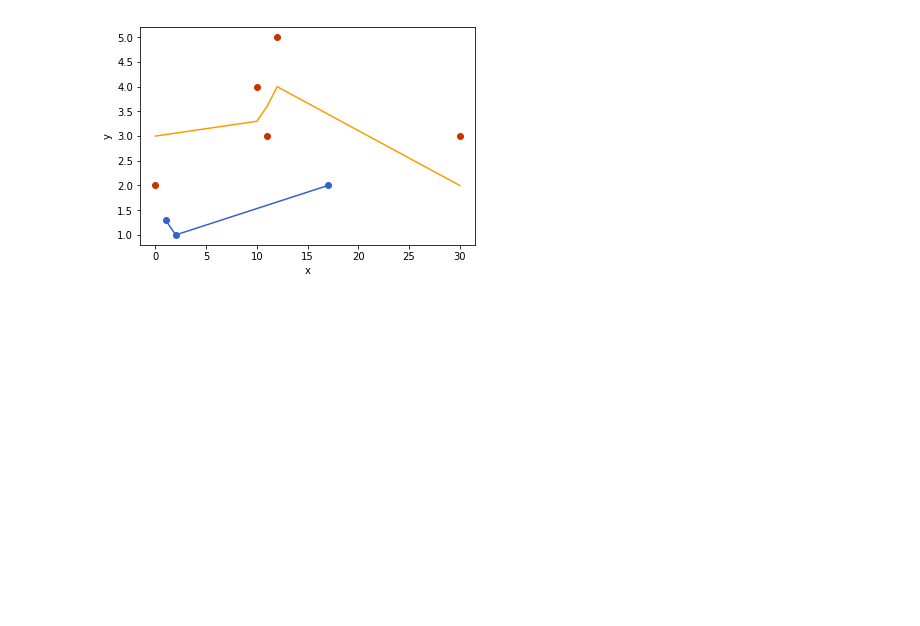
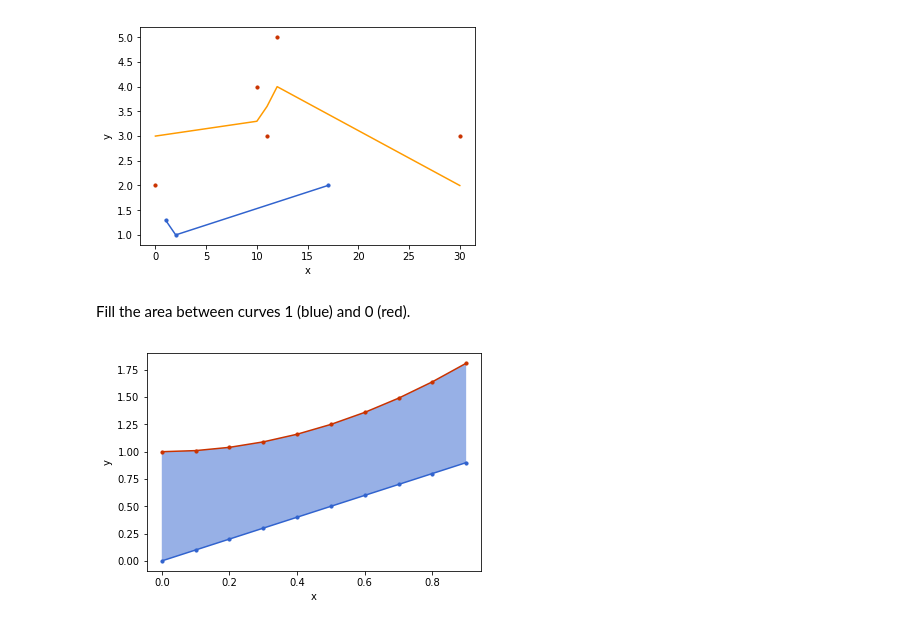
Before and after one commit to JEM-Mosig/blog-garnelo_neural_2018, a Jupyter notebook: doc/ref/list_plot.ipynb, the cells around one changed output. Drawn from its saved outputs; the diff is of its cells as text; code cells hidden in the pictures; blank space fills up the shorter version.

Commit message:
Improve list_plot (again)
* Add filling
* Smaller default point area
* Update documentation

```diff
--- a/doc/ref/list_plot.ipynb
+++ b/doc/ref/list_plot.ipynb
@@ -48,3 +48,14 @@ list_plot([
     ], axes_label=("x", "y"), joined=[False, True, True], mesh=[True, True, False])
 # %% [output]
 [figure]
+# %% [markdown]
+Fill the area between curves 1 (blue) and 0 (red).
+# %%
+list_plot([
+        [[0.0, 1.0], [0.1, 1.01], [0.2, 1.04], [0.3, 1.09], [0.4, 1.16], [0.5, 1.25], [0.6, 1.36],
+         [0.7, 1.49], [0.8, 1.64], [0.9, 1.81]],
+        [[0.0, 0.0], [0.1, 0.1], [0.2, 0.2], [0.3, 0.3], [0.4, 0.4], [0.5, 0.5], [0.6, 0.6],
+         [0.7, 0.7], [0.8, 0.8], [0.9, 0.9]]
+    ], axes_label=("x", "y"), joined=True, filling=[[1,0]])
+# %% [output]
+[figure, added]
```
Also changed, not shown: 1 other file.
